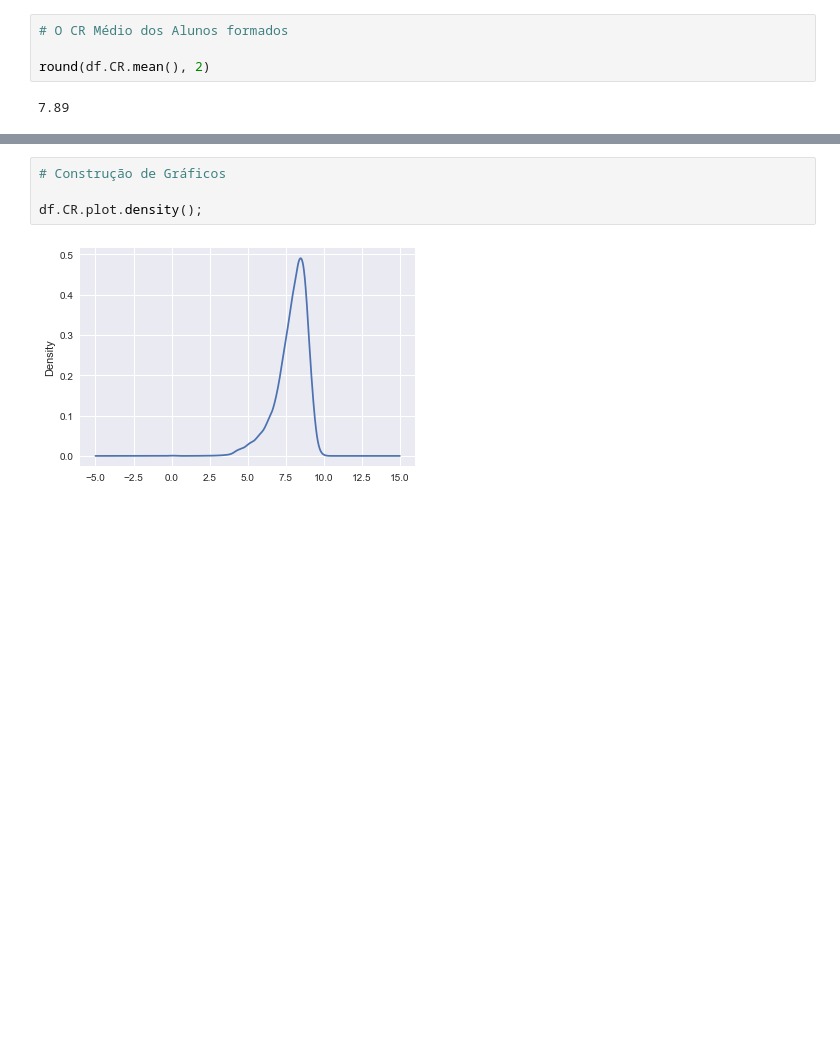
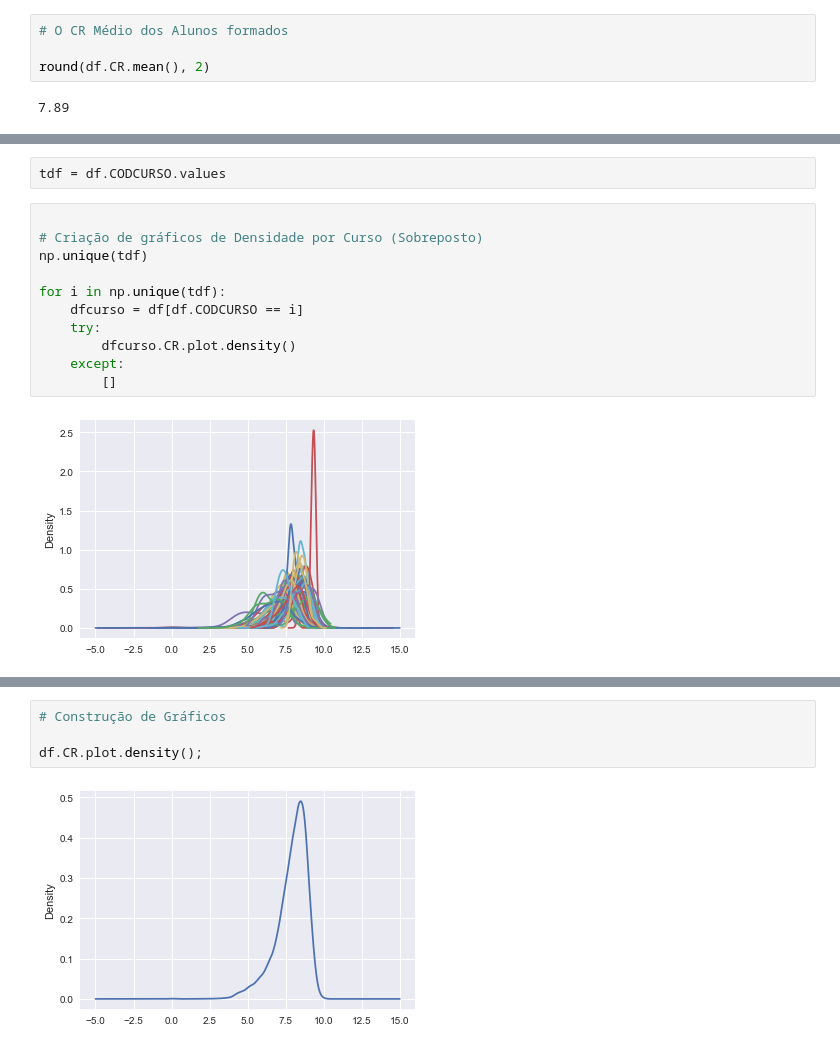
Before and after one commit to gassantos/edatics, a Jupyter notebook: uffdata/uffdata_graphics.ipynb, the cells around one changed output, grey strips where cells are left out. Cells and saved outputs as stored; diff of their text form; blank space fills up the shorter version.

Commit message:
Sobreposição de gráficos
Atualização dos gráficos.

```diff
--- a/uffdata/uffdata_graphics.ipynb
+++ b/uffdata/uffdata_graphics.ipynb
@@ -137,0 +140,15 @@ distplot(df.CR, hist=False);
+# %%
+tdf = df.CODCURSO.values
+# %%
+
+# Criação de gráficos de Densidade por Curso (Sobreposto)
+np.unique(tdf)
+
+for i in np.unique(tdf):
+    dfcurso = df[df.CODCURSO == i]
+    try:
+        dfcurso.CR.plot.density()
+    except:
+        []
+# %% [output]
+[figure, added]
```
Also changed, not shown: parts of 6 cells of this notebook.
